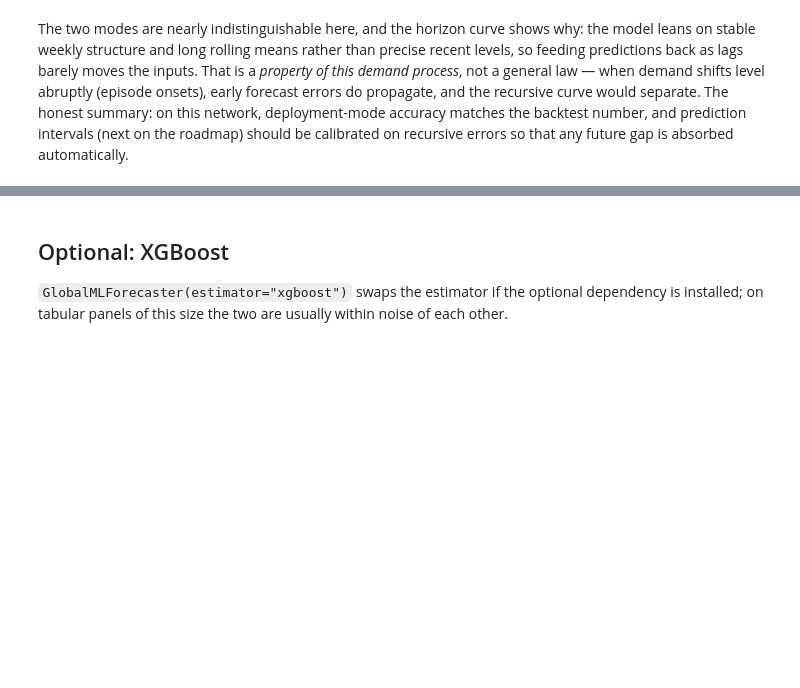
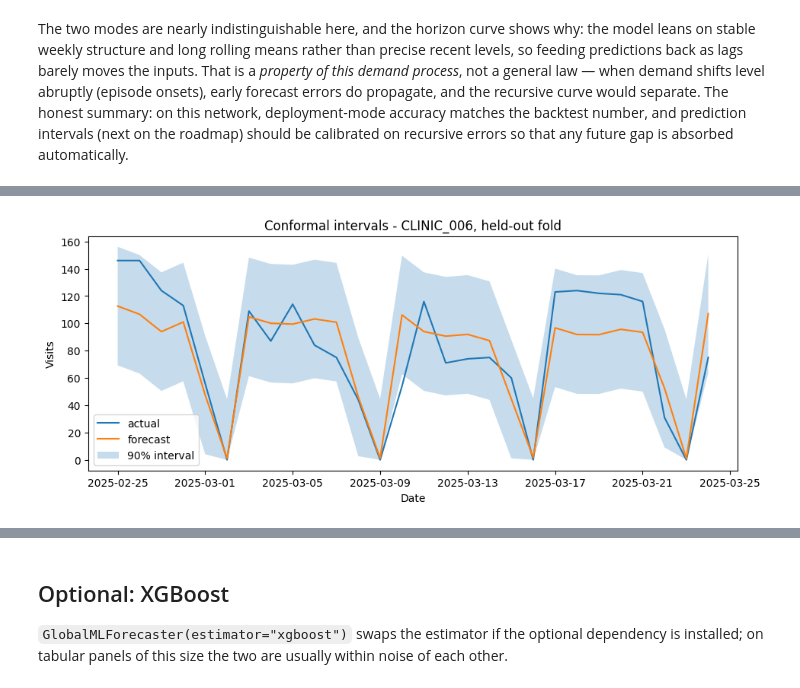
Before and after one commit to DiogoRibeiro7/clinic-forecasting-platform, a Jupyter notebook: notebooks/04_global_ml_forecaster_xgboost_style.ipynb, the cells around one changed output, grey strips where cells are left out. Saved outputs shown, nothing was run; the diff lists cells and outputs as text; code cells hidden in the pictures; blank space fills up the shorter version.

```diff
--- a/notebooks/04_global_ml_forecaster_xgboost_style.ipynb
+++ b/notebooks/04_global_ml_forecaster_xgboost_style.ipynb
@@ -319,0 +337,16 @@ that any future gap is absorbed automatically.
+# %%
+from clinic_forecast.intervals import ConformalIntervals
+
+calibration = scored_folds[
+    (scored_folds["model"] == "global_ml_hgb") & (scored_folds["fold"] < last_fold_id)
+]
+conformal = ConformalIntervals(coverage=0.9, group_col="clinic_id").fit(calibration)
+with_intervals = conformal.apply(last_scored)
+
+interval_quality = evaluate_forecasts(
+    with_intervals, group_cols=["clinic_id"], lower_col="y_lower", upper_col="y_upper"
+)
+overall = evaluate_forecasts(with_intervals, lower_col="y_lower", upper_col="y_upper")
+print(f"Realised coverage on the held-out fold: {overall.loc[0, 'coverage']:.0%} "
+      f"(target 90%), mean width {overall.loc[0, 'interval_width']:.1f} visits")
+interval_quality[["clinic_id", "wape", "coverage", "interval_width"]].round(2)
@@ -319,0 +368,16 @@ that any future gap is absorbed automatically.
+# %%
+mid_clinic = clinic_metrics.iloc[len(clinic_metrics) // 2]["clinic_id"]
+frame = with_intervals[with_intervals["clinic_id"] == mid_clinic]
+
+fig, ax = plt.subplots()
+ax.plot(frame["date"], frame["visits"], label="actual")
+ax.plot(frame["date"], frame["y_pred"], label="forecast")
+ax.fill_between(frame["date"], frame["y_lower"], frame["y_upper"],
+                alpha=0.25, label="90% interval")
+ax.set_title(f"Conformal intervals - {mid_clinic}, held-out fold")
+ax.set_xlabel("Date")
+ax.set_ylabel("Visits")
+ax.legend()
+plt.show()
+# %% [output]
+[figure, added]
```
Also changed, not shown: parts of 3 cells of this notebook, 3 other files.
